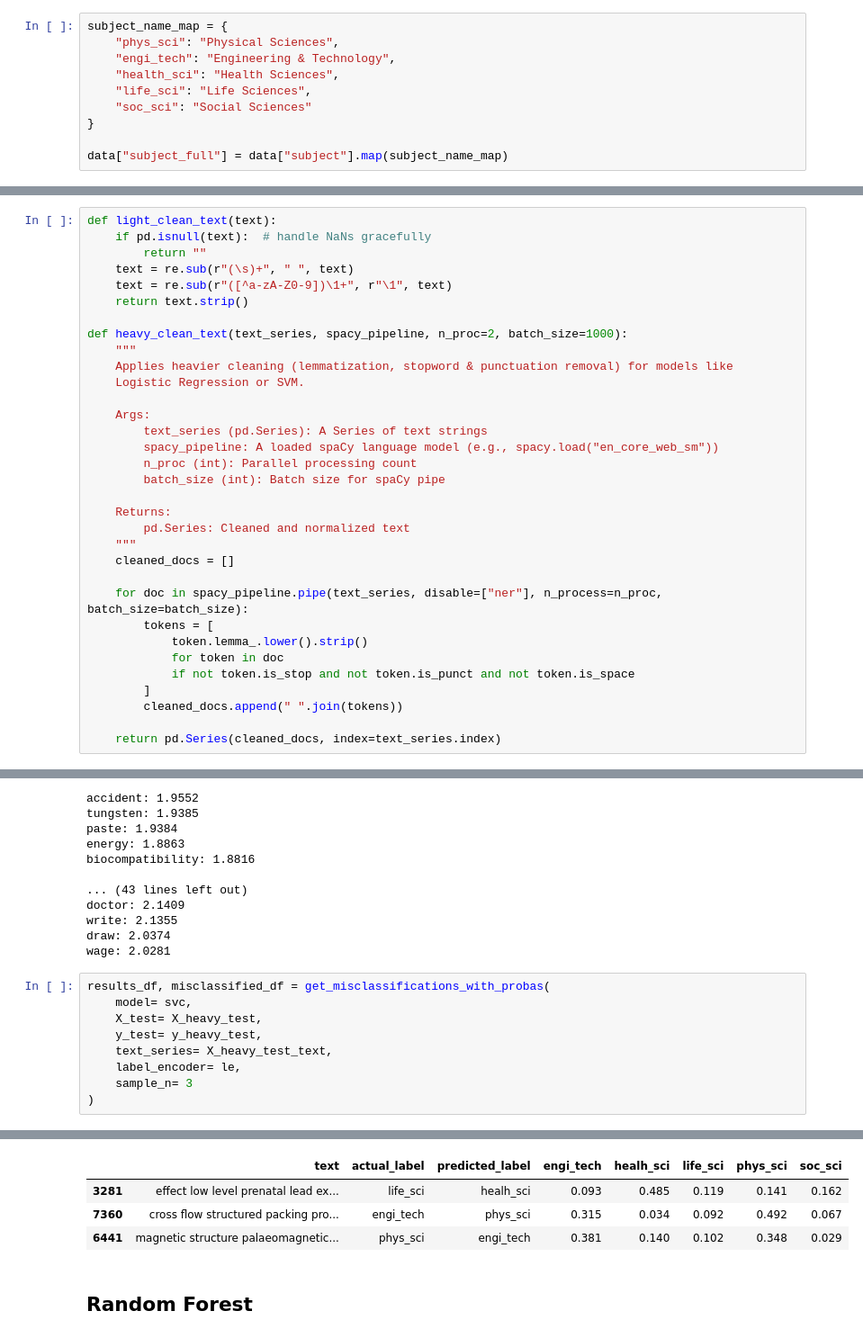
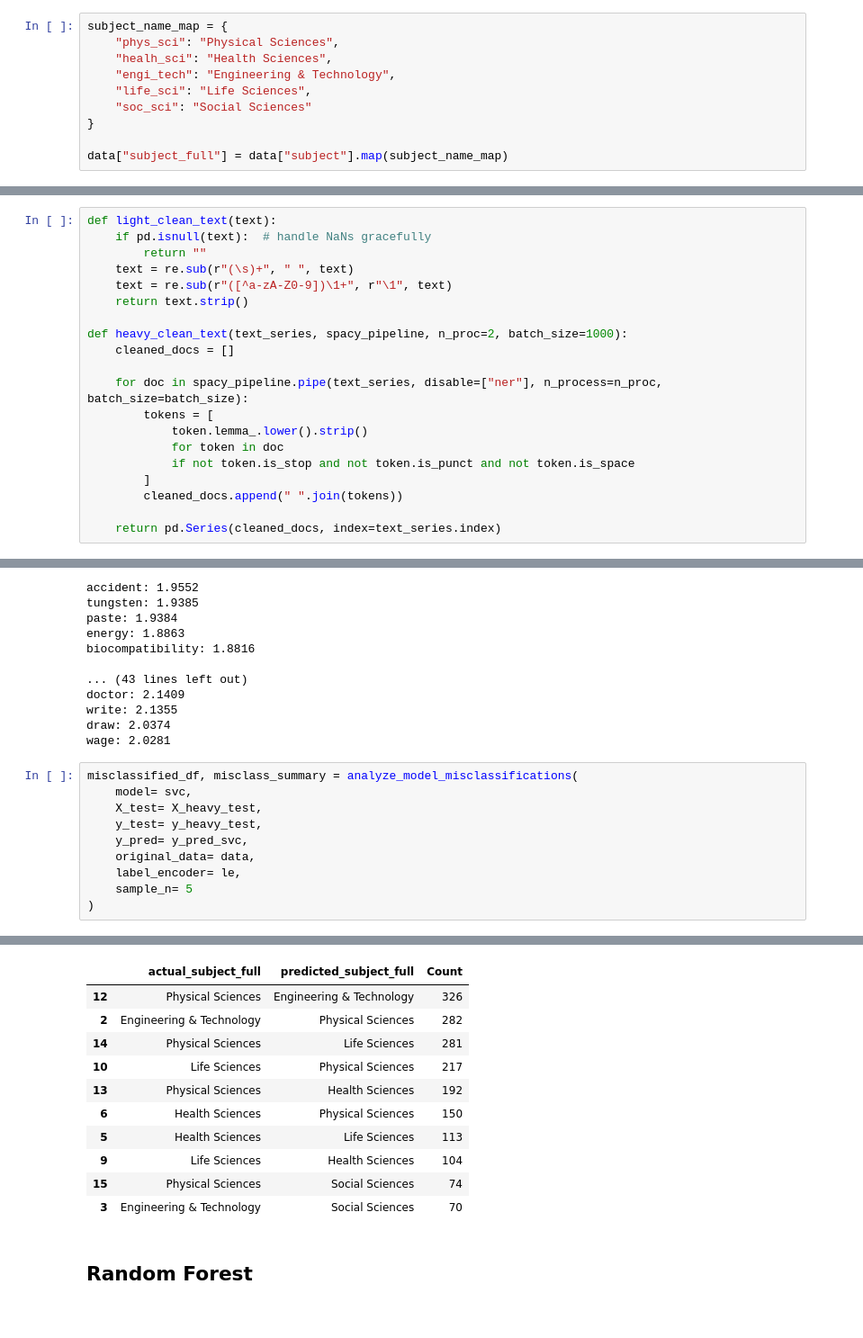
Before and after one commit to cicilymathew/NLP, a Jupyter notebook: Assignments/Assignment #2/assignment_2.ipynb, the cells around one changed output, grey strips where cells are left out. Shown at 90% size. Saved outputs shown, nothing was run; the diff lists cells and outputs as text.

```diff
--- a/Assignments/Assignment #2/assignment_2.ipynb
+++ b/Assignments/Assignment #2/assignment_2.ipynb
@@ -50,8 +56,8 @@ label_map = dict(zip(le.classes_, le.transform(le.classes_)))
 # %%
 subject_name_map = {
     "phys_sci": "Physical Sciences",
+    "healh_sci": "Health Sciences",
     "engi_tech": "Engineering & Technology",
-    "health_sci": "Health Sciences",
     "life_sci": "Life Sciences",
     "soc_sci": "Social Sciences"
 }
@@ -68,19 +74,6 @@ def light_clean_text(text):
     return text.strip()
 
 def heavy_clean_text(text_series, spacy_pipeline, n_proc=2, batch_size=1000):
-    """
-    Applies heavier cleaning (lemmatization, stopword & punctuation removal) for models like
-    Logistic Regression or SVM.
-
-    Args:
-        text_series (pd.Series): A Series of text strings
-        spacy_pipeline: A loaded spaCy language model (e.g., spacy.load("en_core_web_sm"))
-        n_proc (int): Parallel processing count
-        batch_size (int): Batch size for spaCy pipe
-
-    Returns:
-        pd.Series: Cleaned and normalized text
-    """
     cleaned_docs = []
 
     for doc in spacy_pipeline.pipe(text_series, disable=["ner"], n_process=n_proc, batch_size=batch_size):
@@ -485,12 +519,13 @@ write: 2.1355
 draw: 2.0374
 wage: 2.0281
 # %%
-results_df, misclassified_df = get_misclassifications_with_probas(
+misclassified_df, misclass_summary = analyze_model_misclassifications(
     model= svc,
     X_test= X_heavy_test,
     y_test= y_heavy_test,
-    text_series= X_heavy_test_text,
+    y_pred= y_pred_svc,
+    original_data= data,
     label_encoder= le,
-    sample_n= 3
+    sample_n= 5
 )
 # %% [output]
@@ -498,7 +549,14 @@ Found 2247 misclassified examples out of 7738 total.
-|  | text | actual_label | predicted_label | engi_tech | healh_sci | life_sci | phys_sci | soc_sci |
-| 3281 | effect low level prenatal lead ex... | life_sci | healh_sci | 0.093 | 0.485 | 0.119 | 0.141 | 0.162 |
-| 7360 | cross flow structured packing pro... | engi_tech | phys_sci | 0.315 | 0.034 | 0.092 | 0.492 | 0.067 |
-| 6441 | magnetic structure palaeomagnetic... | phys_sci | engi_tech | 0.381 | 0.140 | 0.102 | 0.348 | 0.029 |
+|  | actual_subject_full | predicted_subject_full | Count |
+| 12 | Physical Sciences | Engineering & Technology | 326 |
+| 2 | Engineering & Technology | Physical Sciences | 282 |
+| 14 | Physical Sciences | Life Sciences | 281 |
+| 10 | Life Sciences | Physical Sciences | 217 |
+| 13 | Physical Sciences | Health Sciences | 192 |
+| 6 | Health Sciences | Physical Sciences | 150 |
+| 5 | Health Sciences | Life Sciences | 113 |
+| 9 | Life Sciences | Health Sciences | 104 |
+| 15 | Physical Sciences | Social Sciences | 74 |
+| 3 | Engineering & Technology | Social Sciences | 70 |
 # %% [markdown]
 ## Random Forest
 # %%
```
Also changed, not shown: parts of 22 cells of this notebook.
